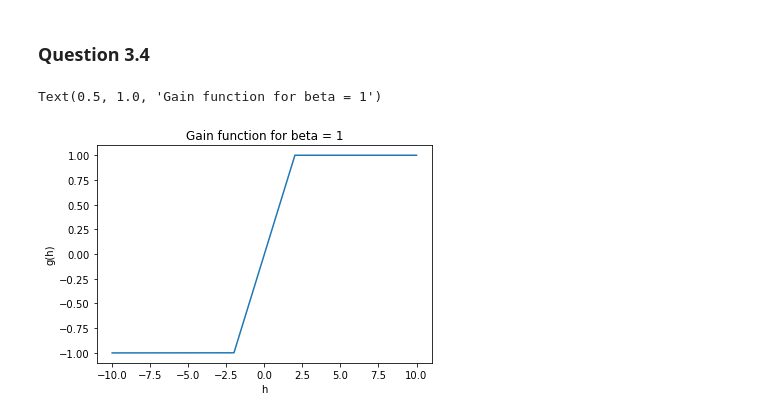
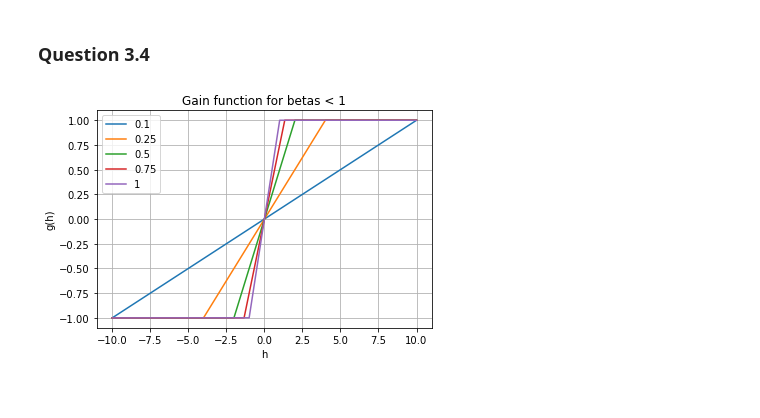
Before and after one commit to lplacidet/BMNN-Project, a Jupyter notebook: BMNN Miniproject.ipynb, the cells around one changed output. Saved outputs shown, nothing was run; the diff lists cells and outputs as text; code cells hidden in the pictures.

```diff
--- a/BMNN Miniproject.ipynb
+++ b/BMNN Miniproject.ipynb
@@ -417,23 +417,23 @@ plt.title('Capacity as a function of Beta')
 # %%
 small_betas = [0.1, 0.25, 0.5, 0.75, 1]
 
 plt.figure()
 
-for beta in small_betas
+for beta in small_betas:
     y_values = []
 
     for t in t_range:
         y = g(t, beta)
         y_values.append(y)
 
 
     plt.plot(t_range, y_values, label = beta)
     plt.xlabel('h')
     plt.ylabel('g(h)')
     plt.title('Gain function for betas < 1')
 
+plt.grid(True)
 plt.legend()
 plt.savefig('question34.png', bbox_inches='tight')
 # %% [output]
-Text(0.5, 1.0, 'Gain function for beta = 1')
-[figure, old version]
+[figure, new version]
```
Also changed, not shown: parts of 9 cells of this notebook, 4 other files.
